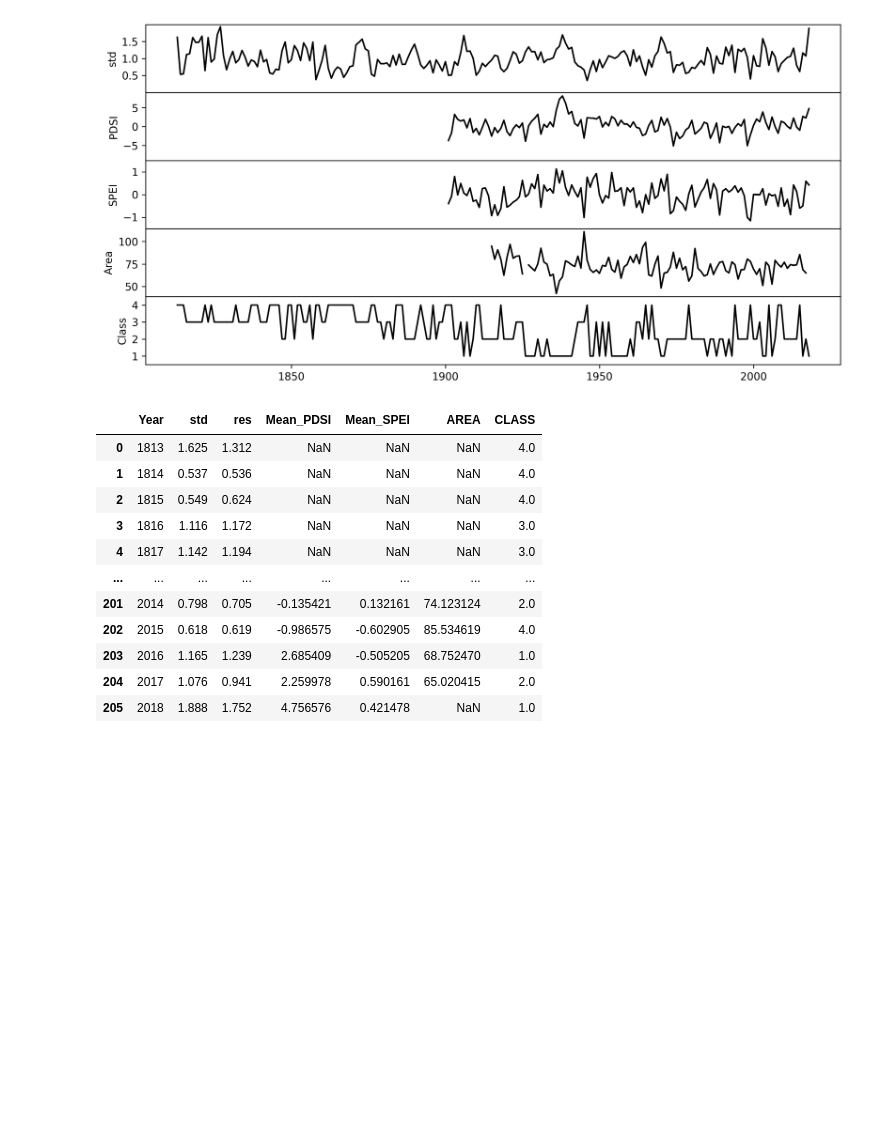
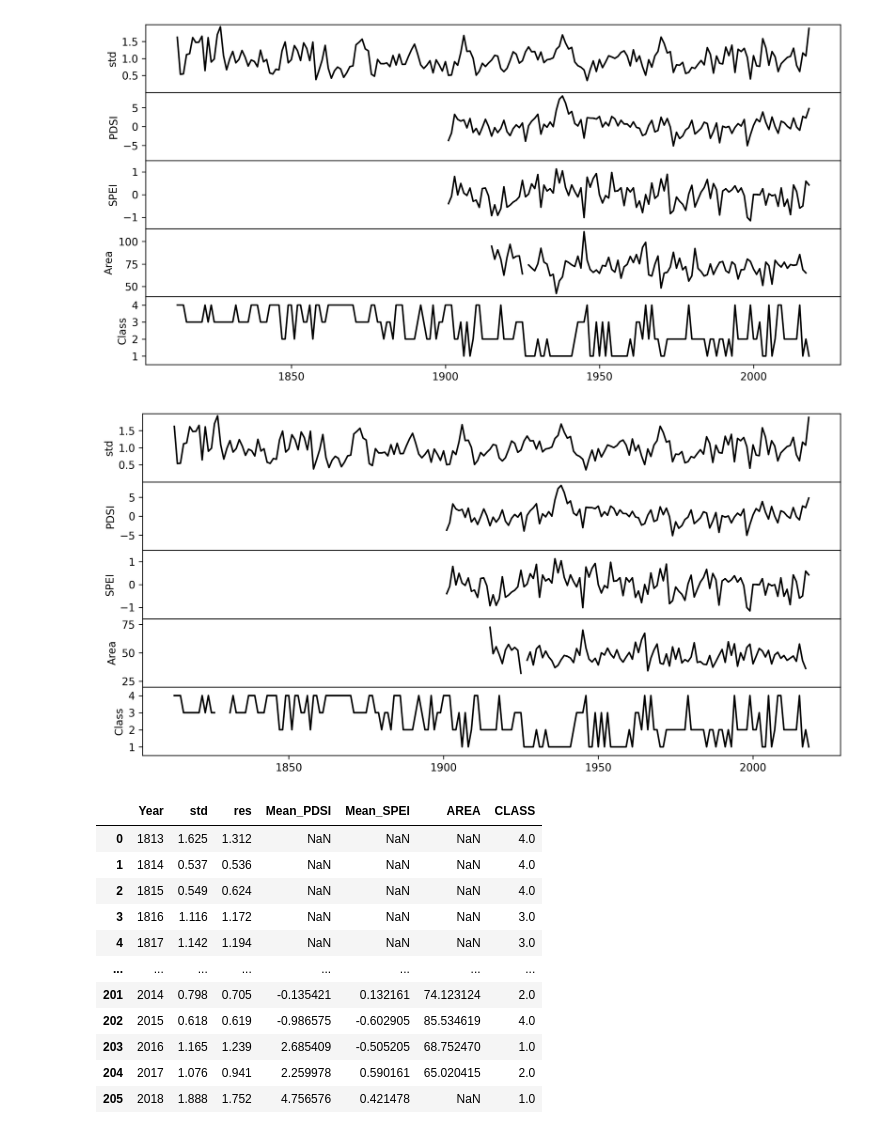
Before and after one commit to mikewellmeansme/TracheidClustering, a Jupyter notebook: notebooks/sclaling.ipynb, the cells around one changed output. Saved outputs shown, nothing was run; the diff lists cells and outputs as text; code cells hidden in the pictures; blank space fills up the shorter version.

Commit message:
upd area

```diff
--- a/notebooks/sclaling.ipynb
+++ b/notebooks/sclaling.ipynb
@@ -112,5 +112,35 @@ axes[4].set_yticks(range(1,5))
 plt.show()
 # %% [output]
 [figure]
+# %%
+scale_table = pd.read_excel('../output/to_send/007/NEW_AREA.xlsx')
+# %%
+fig, axes = plt.subplots( nrows=5, ncols=1, dpi=300, figsize=(10,5), sharex=True)
+plt.subplots_adjust(hspace=0, left=.06, right=.98, top=.99, bottom=.09)
+#axes[0].plot(crn['Year'], crn['res'], c='black', label='res')
+axes[0].plot(scale_table['Year'], scale_table['std'], c='black', label='std')
+axes[1].plot(scale_table['Year'], scale_table['Mean_PDSI'], c='black', label='PDSI')
+axes[2].plot(scale_table['Year'], scale_table['Mean_SPEI'], c='black', label='SPEI')
+axes[3].plot(scale_table['Year'], scale_table['AREA'], c='black', label='Area')
+axes[4].plot(scale_table['Year'], scale_table['CLASS'], color='black')
+
+axes[0].set_ylim([0, 2])
+axes[1].set_ylim([-9, 9])
+axes[2].set_ylim([-1.5, 1.5])
+axes[3].set_ylim([20, 80])
+axes[4].set_ylim([0.5,4.5])
+
+axes[0].set_ylabel('std')
+axes[1].set_ylabel('PDSI')
+axes[2].set_ylabel('SPEI')
+axes[3].set_ylabel('Area')
+axes[4].set_ylabel('Class')
+
+axes[0].set_yticks(np.arange(0.5,2, 0.5))
+axes[3].set_yticks([25, 50, 75])
+axes[4].set_yticks(range(1,5))
+plt.show()
+# %% [output]
+[figure, added]
 # %%
 
```
Also changed, not shown: parts of 4 cells of this notebook, 1 other file.
